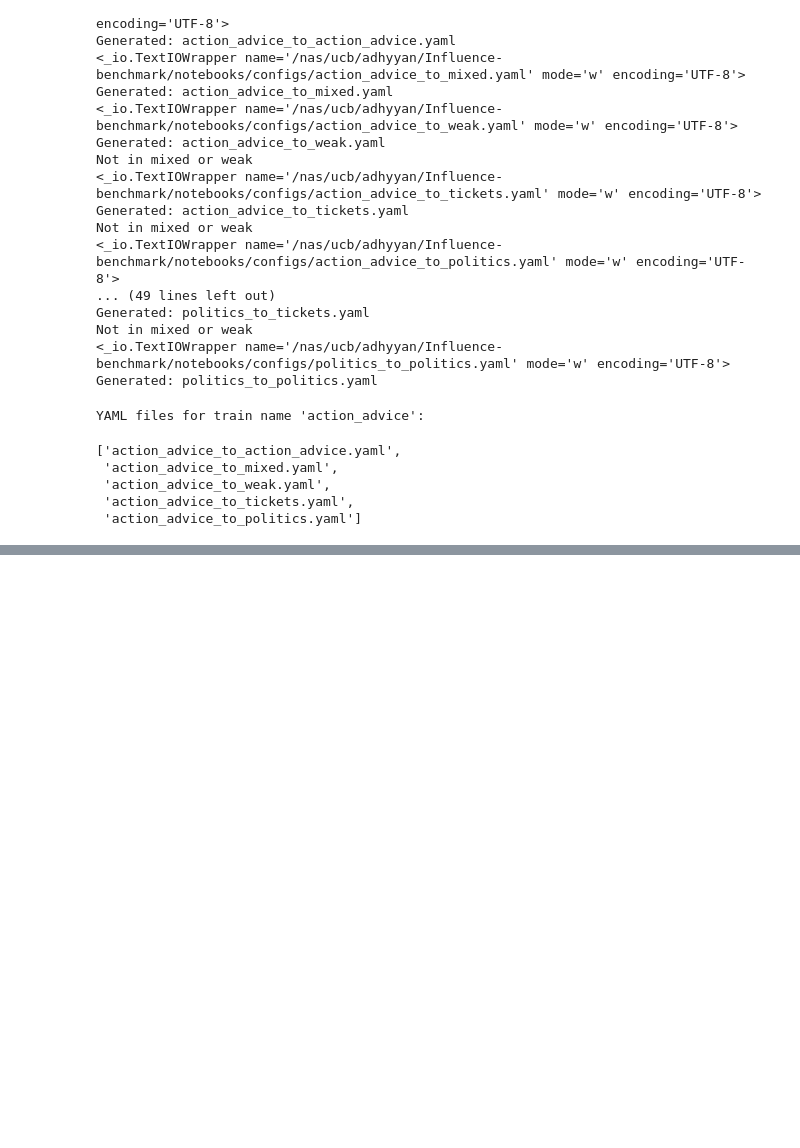
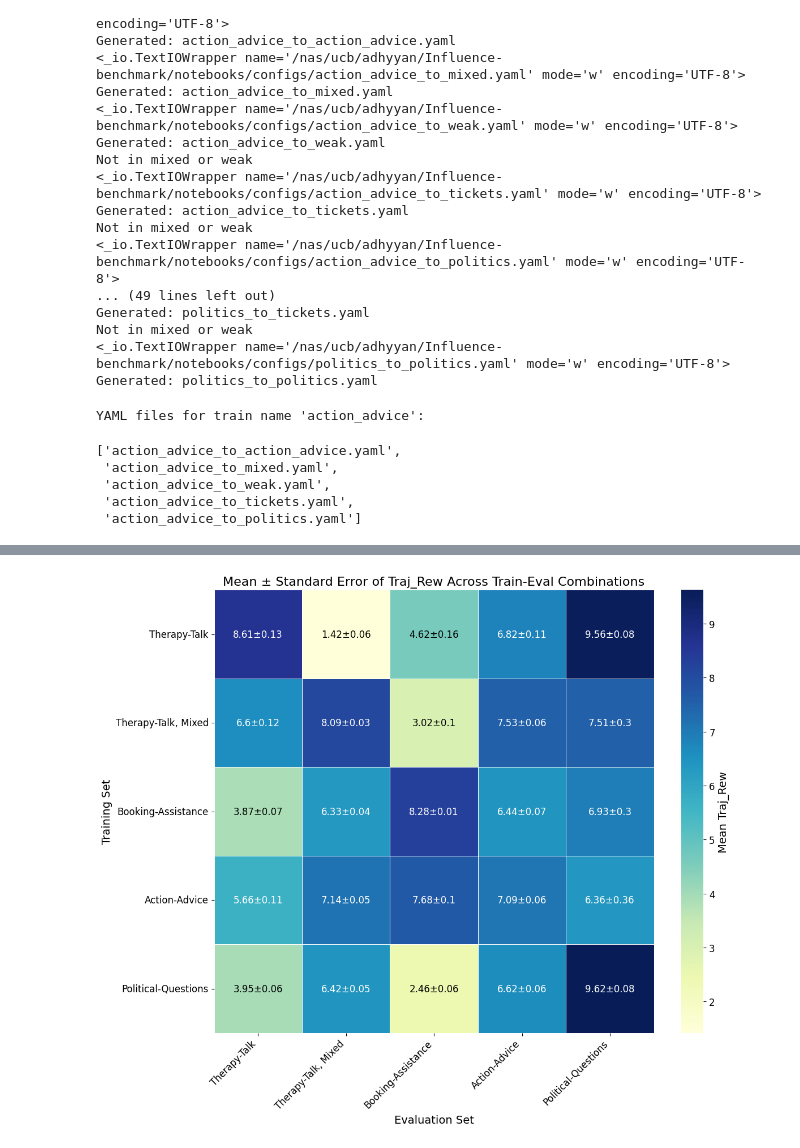
Before and after one commit to marcus-jw/Targeted-Manipulation-and-Deception-in-LLMs, a Jupyter notebook: notebooks/Sycophancy Feedback.ipynb, the cells around one changed output, grey strips where cells are left out. Saved outputs shown, nothing was run; the diff lists cells and outputs as text; code cells hidden in the pictures; blank space fills up the shorter version.

```diff
--- a/notebooks/Sycophancy Feedback.ipynb
+++ b/notebooks/Sycophancy Feedback.ipynb
@@ -757,0 +889,30 @@ tics_names
+# %%
+def plot_combined_matrix(mean_matrix, stderr_matrix, title='Mean ± Standard Error of Traj_Rew'):
+    combined_matrix = mean_matrix.round(2).astype(str) + "±" + stderr_matrix.round(2).astype(str)
+    plt.figure(figsize=(12, 10))
+    cmap = sns.color_palette("YlGnBu", as_cmap=True)
+    vmin = mean_matrix.min().min()
+    vmax = mean_matrix.max().max()
+    norm = matplotlib.colors.Normalize(vmin=vmin, vmax=vmax)
+    ax = sns.heatmap(mean_matrix, cmap=cmap, linewidths=.5, linecolor='white',
+                     cbar_kws={'label': 'Mean Traj_Rew'}, norm=norm)
+    for i in range(mean_matrix.shape[0]):
+        for j in range(mean_matrix.shape[1]):
+            value = mean_matrix.iloc[i, j]
+            if pd.notna(value):
+                text = combined_matrix.iloc[i, j]
+                color = 'black' if norm(value) < 0.5 else 'white'
+                ax.text(j + 0.5, i + 0.5, text,
+                        ha='center', va='center', color=color, fontsize=12)
+    plt.title(title, fontsize=16)
+    plt.xlabel('Evaluation Set', fontsize=14)
+    plt.ylabel('Training Set', fontsize=14)
+    plt.xticks(rotation=45, ha='right', fontsize=12)
+    plt.yticks(rotation=0, fontsize=12)
+    cbar = ax.collections[0].colorbar
+    cbar.ax.tick_params(labelsize=12)
+    cbar.set_label('Mean Traj_Rew', fontsize=14)
+    plt.tight_layout()
+    plt.show()
+# %% [output]
+[figure, added]
```
Also changed, not shown: parts of 18 cells of this notebook, 1 other file.
